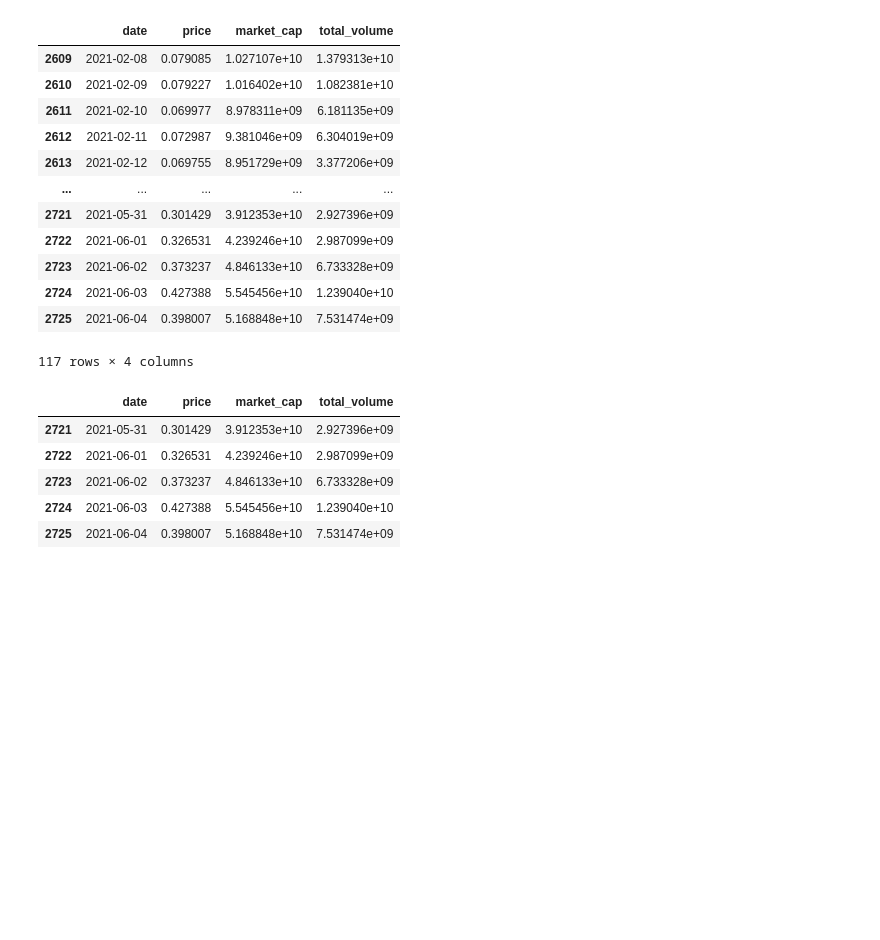
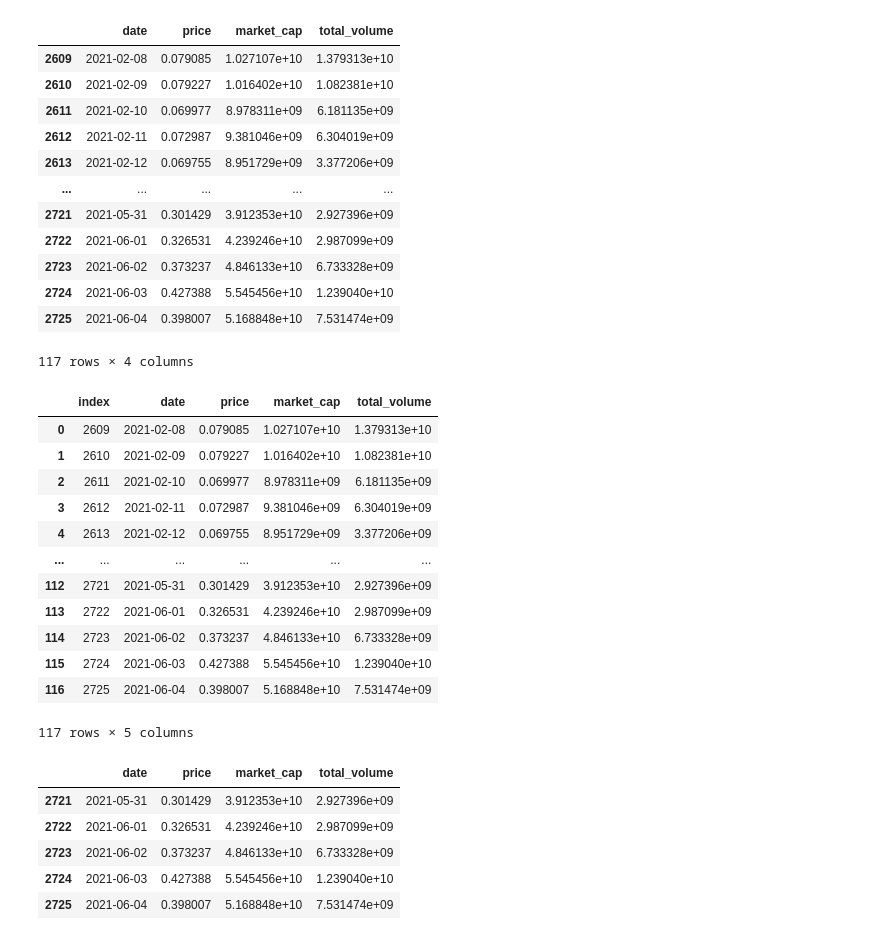
Before and after one commit to vchou105/COGS109FinalProject, a Jupyter notebook: DOGE-Bitcoin.ipynb, the cells around one changed output. Saved outputs shown, nothing was run; the diff lists cells and outputs as text; code cells hidden in the pictures; blank space fills up the shorter version.

```diff
--- a/DOGE-Bitcoin.ipynb
+++ b/DOGE-Bitcoin.ipynb
@@ -154,6 +155,23 @@ doge
 | 2724 | 2021-06-03 | 0.427388 | 5.545456e+10 | 1.239040e+10 |
 | 2725 | 2021-06-04 | 0.398007 | 5.168848e+10 | 7.531474e+09 |
 117 rows × 4 columns
+# %%
+doge = doge.reset_index()
+doge
+# %% [output]
+|  | index | date | price | market_cap | total_volume |
+| 0 | 2609 | 2021-02-08 | 0.079085 | 1.027107e+10 | 1.379313e+10 |
+| 1 | 2610 | 2021-02-09 | 0.079227 | 1.016402e+10 | 1.082381e+10 |
+| 2 | 2611 | 2021-02-10 | 0.069977 | 8.978311e+09 | 6.181135e+09 |
+| 3 | 2612 | 2021-02-11 | 0.072987 | 9.381046e+09 | 6.304019e+09 |
+| 4 | 2613 | 2021-02-12 | 0.069755 | 8.951729e+09 | 3.377206e+09 |
+| ... | ... | ... | ... | ... | ... |
+| 112 | 2721 | 2021-05-31 | 0.301429 | 3.912353e+10 | 2.927396e+09 |
+| 113 | 2722 | 2021-06-01 | 0.326531 | 4.239246e+10 | 2.987099e+09 |
+| 114 | 2723 | 2021-06-02 | 0.373237 | 4.846133e+10 | 6.733328e+09 |
+| 115 | 2724 | 2021-06-03 | 0.427388 | 5.545456e+10 | 1.239040e+10 |
+| 116 | 2725 | 2021-06-04 | 0.398007 | 5.168848e+10 | 7.531474e+09 |
+117 rows × 5 columns
 # %%
 start = doge.date.iloc[0]
 end = doge.date.iloc[-1]
```
Also changed, not shown: parts of 2 cells of this notebook.
